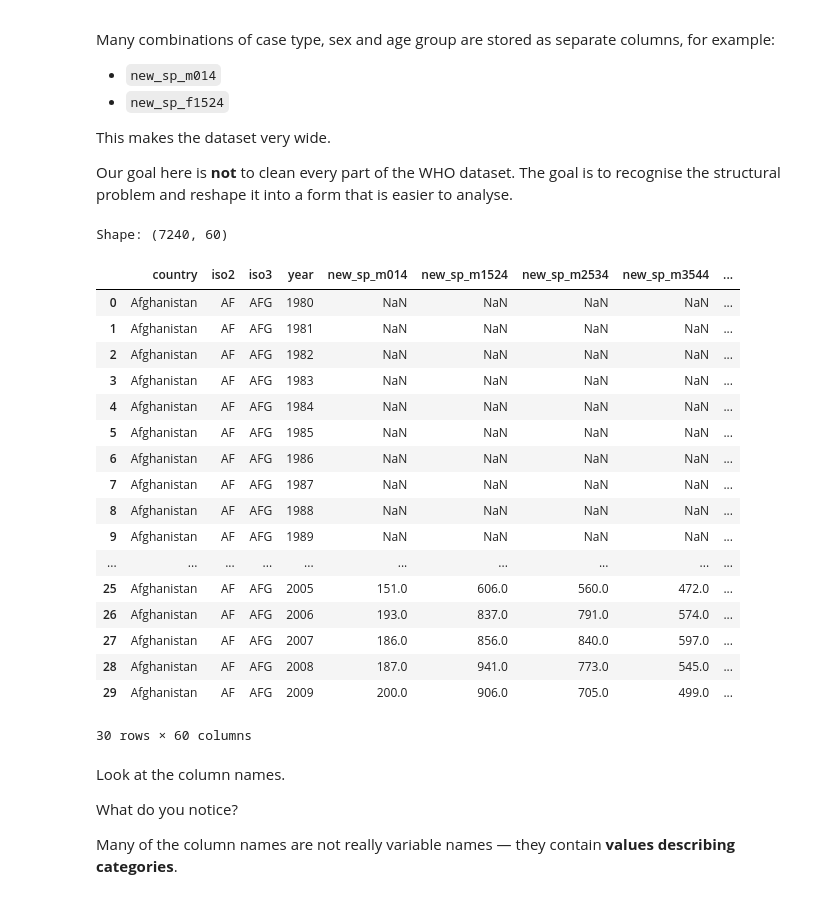
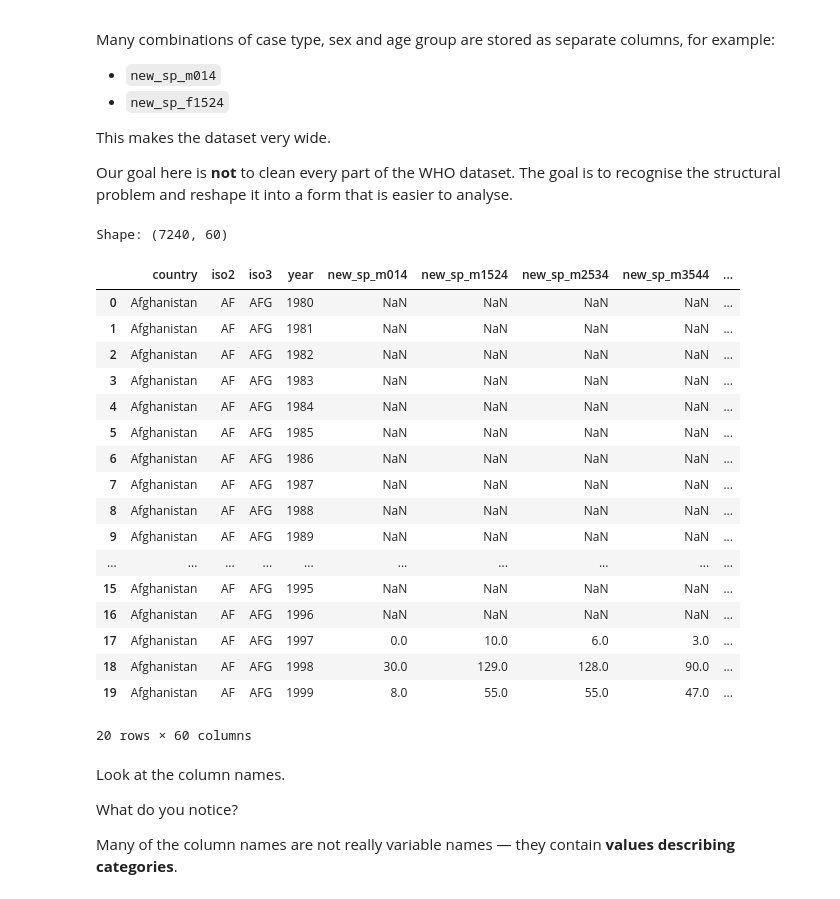
Before and after one commit to fepeti13/analytics-through-coding-repo, a Jupyter notebook: Session_2/2_Tidy_Data_AUT26.ipynb, the cells around one changed output. Saved outputs shown, nothing was run; the diff lists cells and outputs as text; code cells hidden in the pictures.

```diff
--- a/Session_2/2_Tidy_Data_AUT26.ipynb
+++ b/Session_2/2_Tidy_Data_AUT26.ipynb
@@ -327,28 +313,28 @@ Our goal here is **not** to clean every part of the WHO dataset. The goal is to
 # %%
 who = pd.read_csv("../Data/who.csv")
 
 print("Shape:", who.shape)
-who.head(30)
+who.head(20)
 # %% [output]
 Shape: (7240, 60)
 |  | country | iso2 | iso3 | year | new_sp_m014 | new_sp_m1524 | new_sp_m2534 | new_sp_m3544 | ... |
 | 0 | Afghanistan | AF | AFG | 1980 | NaN | NaN | NaN | NaN | ... |
 | 1 | Afghanistan | AF | AFG | 1981 | NaN | NaN | NaN | NaN | ... |
 | 2 | Afghanistan | AF | AFG | 1982 | NaN | NaN | NaN | NaN | ... |
 | 3 | Afghanistan | AF | AFG | 1983 | NaN | NaN | NaN | NaN | ... |
 | 4 | Afghanistan | AF | AFG | 1984 | NaN | NaN | NaN | NaN | ... |
 | 5 | Afghanistan | AF | AFG | 1985 | NaN | NaN | NaN | NaN | ... |
 | 6 | Afghanistan | AF | AFG | 1986 | NaN | NaN | NaN | NaN | ... |
 | 7 | Afghanistan | AF | AFG | 1987 | NaN | NaN | NaN | NaN | ... |
 | 8 | Afghanistan | AF | AFG | 1988 | NaN | NaN | NaN | NaN | ... |
 | 9 | Afghanistan | AF | AFG | 1989 | NaN | NaN | NaN | NaN | ... |
 | ... | ... | ... | ... | ... | ... | ... | ... | ... | ... |
-| 25 | Afghanistan | AF | AFG | 2005 | 151.0 | 606.0 | 560.0 | 472.0 | ... |
-| 26 | Afghanistan | AF | AFG | 2006 | 193.0 | 837.0 | 791.0 | 574.0 | ... |
-| 27 | Afghanistan | AF | AFG | 2007 | 186.0 | 856.0 | 840.0 | 597.0 | ... |
-| 28 | Afghanistan | AF | AFG | 2008 | 187.0 | 941.0 | 773.0 | 545.0 | ... |
-| 29 | Afghanistan | AF | AFG | 2009 | 200.0 | 906.0 | 705.0 | 499.0 | ... |
+| 15 | Afghanistan | AF | AFG | 1995 | NaN | NaN | NaN | NaN | ... |
+| 16 | Afghanistan | AF | AFG | 1996 | NaN | NaN | NaN | NaN | ... |
+| 17 | Afghanistan | AF | AFG | 1997 | 0.0 | 10.0 | 6.0 | 3.0 | ... |
+| 18 | Afghanistan | AF | AFG | 1998 | 30.0 | 129.0 | 128.0 | 90.0 | ... |
+| 19 | Afghanistan | AF | AFG | 1999 | 8.0 | 55.0 | 55.0 | 47.0 | ... |
-30 rows × 60 columns
+20 rows × 60 columns
 # %% [markdown]
 Look at the column names.
 
```
Also changed, not shown: parts of 11 cells of this notebook.
